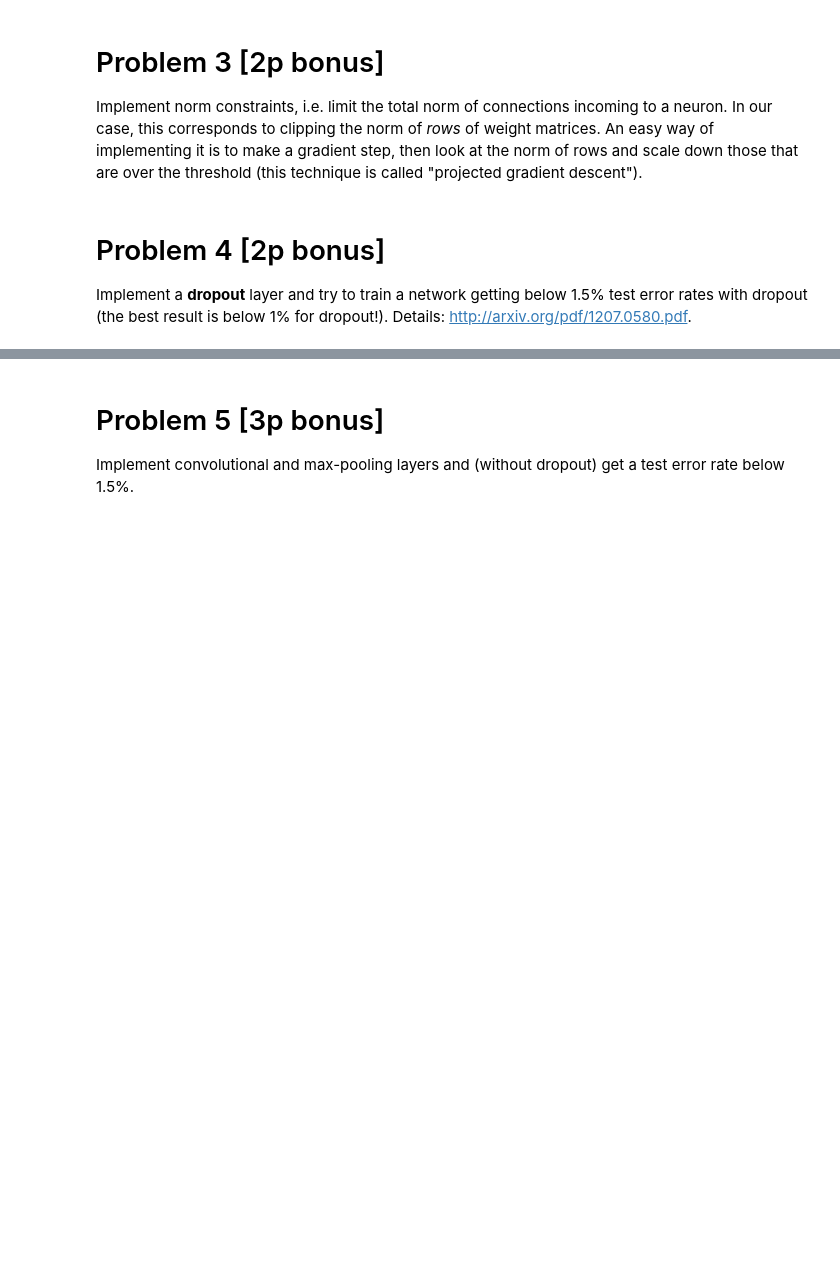
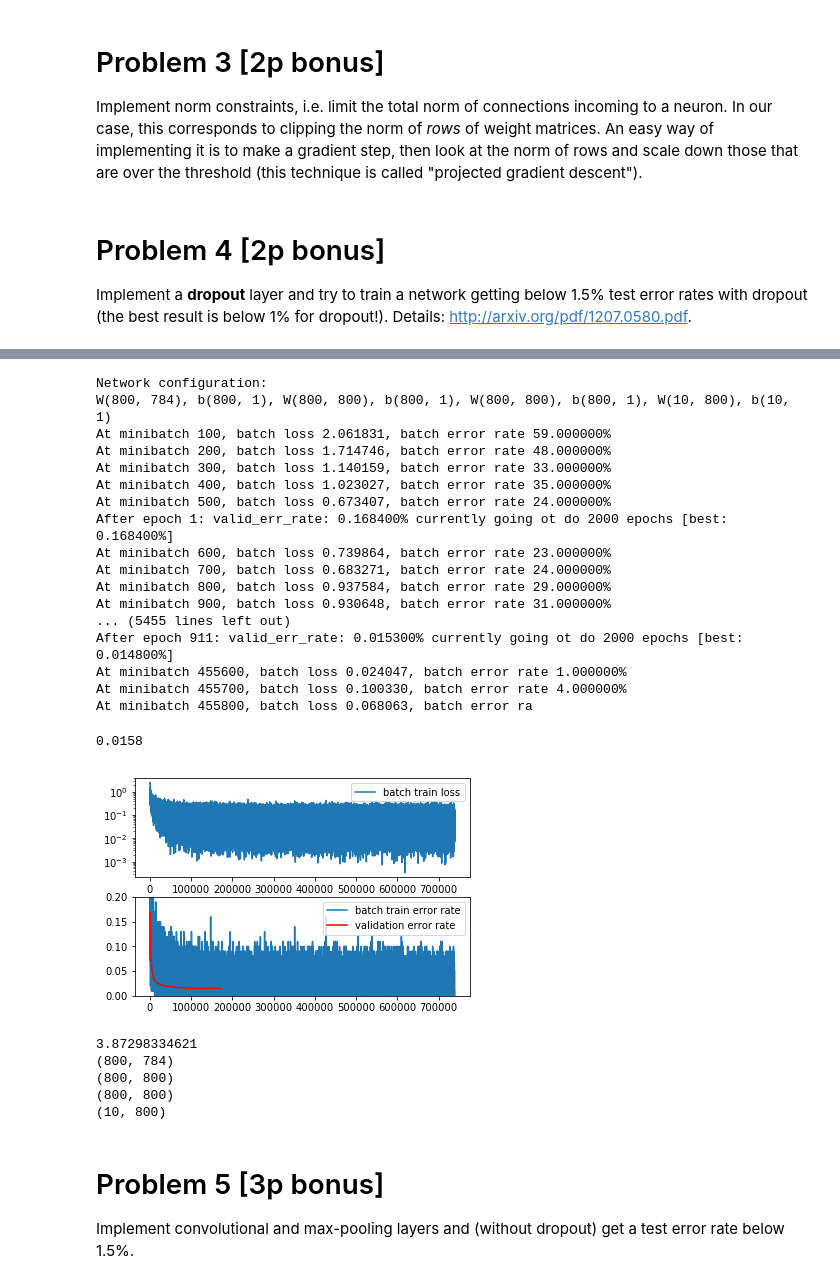
Before and after one commit to swistak35/nn_assignments, a Jupyter notebook: assignment5/Assignment5.ipynb, the cells around one changed output, grey strips where cells are left out. Saved outputs shown, nothing was run; the diff lists cells and outputs as text; code cells hidden in the pictures; blank space fills up the shorter version.

```diff
--- a/assignment5/Assignment5.ipynb
+++ b/assignment5/Assignment5.ipynb
@@ -713,3 +961,69 @@ Finished with 57 epochs (minibatch 28500), with best valid error rate 0.023700
+# %%
+weight_init = IsotropicGaussian(std=0.05, mean=0.0)
+net = FeedForwardNet([
+        InputDropoutLayer(dropout = 0.8),
+        AffineLayer(784, 800, weight_init = weight_init),
+        ReLULayer(dropout = 0.5),
+        AffineLayer(800, 800, weight_init = weight_init, dropout = 0.5),
+        ReLULayer(dropout = 0.5),
+        AffineLayer(800, 800, weight_init = weight_init, dropout = 0.5),
+        ReLULayer(dropout = 0.5),
+        AffineLayer(800, 10, weight_init = weight_init, dropout = 0.5),
+        SoftMaxLayer()
+    ])
+SGD(net, mnist_train_stream, mnist_validation_stream, mnist_test_stream,
+    print_debug = True,
+    epochs = 2000,
+    regularization_rate = 0.0,
+    norm_limiting = None,
+    alpha_alg = AlphaAlgExp(initial = 5e-2, rate = 0.992),
+    momentum_alg = MomentumAlg3())
+
+net3 = net
+
+compute_error_rate(net, mnist_test_stream)
+# %% [output]
+Network configuration:
+W(800, 784), b(800, 1), W(800, 800), b(800, 1), W(800, 800), b(800, 1), W(10, 800), b(10, 1)
+At minibatch 100, batch loss 2.061831, batch error rate 59.000000%
+At minibatch 200, batch loss 1.714746, batch error rate 48.000000%
+At minibatch 300, batch loss 1.140159, batch error rate 33.000000%
+At minibatch 400, batch loss 1.023027, batch error rate 35.000000%
+At minibatch 500, batch loss 0.673407, batch error rate 24.000000%
+After epoch 1: valid_err_rate: 0.168400% currently going ot do 2000 epochs [best: 0.168400%]
+At minibatch 600, batch loss 0.739864, batch error rate 23.000000%
+At minibatch 700, batch loss 0.683271, batch error rate 24.000000%
+At minibatch 800, batch loss 0.937584, batch error rate 29.000000%
+At minibatch 900, batch loss 0.930648, batch error rate 31.000000%
+... (5455 lines left out)
+After epoch 911: valid_err_rate: 0.015300% currently going ot do 2000 epochs [best: 0.014800%]
+At minibatch 455600, batch loss 0.024047, batch error rate 1.000000%
+At minibatch 455700, batch loss 0.100330, batch error rate 4.000000%
+At minibatch 455800, batch loss 0.068063, batch error ra
+0.0158
+[figure, added]
+# %%
+print np.sqrt(15)
+# for p in net.parameters:
+    #print np.sum(np.sum(p, axis=1) > 3.9)
+#     print np.sum(np.linalg.norm(p, axis=1) > 3.9)
+#     print np.linalg.norm(p, axis=1).shape
+
+for l in net.layers:
+    if l.parameter_names and l.parameter_names[0] == 'W':
+        W, b = l.parameters
+        r = np.sqrt(np.sum(np.square(W), axis = 1) + np.square(b).ravel())
+        print W.shape
+        #print (r[r > 1.6]).shape
+        #print (np.sum(np.square(W), axis = 1) + np.square(b).ravel()).shape
+        W[r > 1.6] /= r[r > 1.6].reshape(-1, 1)
+        #print r[r > 1.7]
+# %% [output]
+3.87298334621
+(800, 784)
+(800, 800)
+(800, 800)
+(10, 800)
 # %% [markdown]
 # Problem 5 [3p bonus]
 
```
Also changed, not shown: parts of 8 cells of this notebook, 2 other files.
